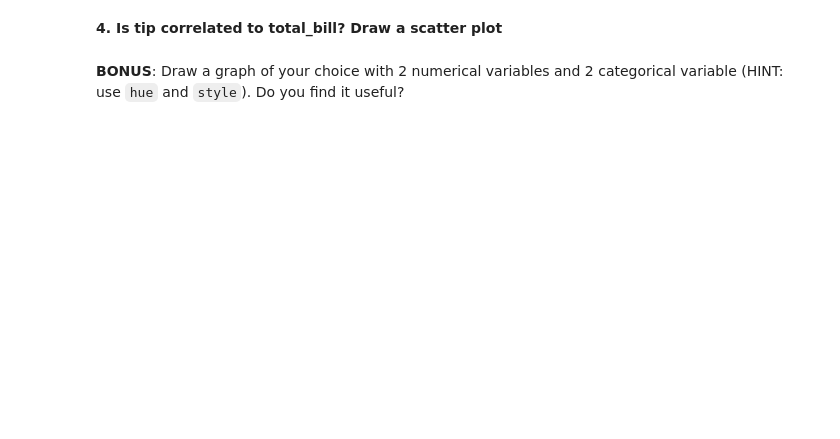
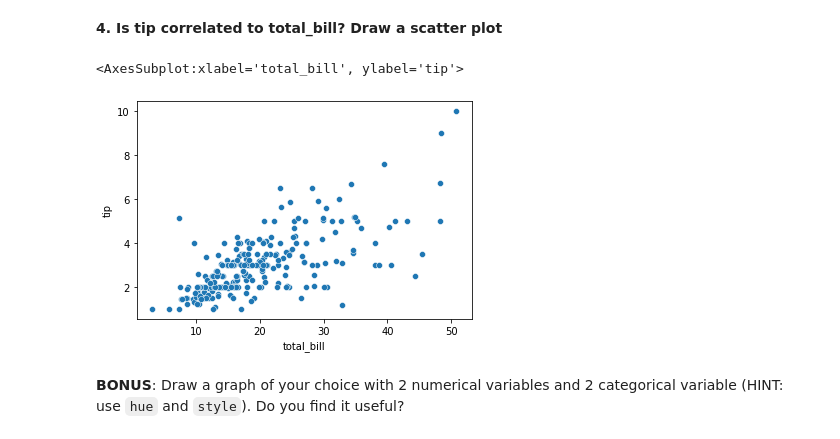
Before and after one commit to ironhack-datalabs/datamad1020-rev, a Jupyter notebook: module-1/lab-matplotlib-seaborn/your-code/challenge-1.ipynb, the cells around one changed output. Cells and saved outputs as stored; diff of their text form; code cells hidden in the pictures; blank space fills up the shorter version.

```diff
--- a/module-1/lab-matplotlib-seaborn/your-code/challenge-1.ipynb
+++ b/module-1/lab-matplotlib-seaborn/your-code/challenge-1.ipynb
@@ -23,4 +53,10 @@ Hello
 # %% [markdown]
 **4. Is tip correlated to total_bill? Draw a scatter plot**
+# %%
+sns.scatterplot(x = tips.total_bill, y = tips.tip)
+#It is correlated, but not as much with big bills.
+# %% [output]
+<AxesSubplot:xlabel='total_bill', ylabel='tip'>
+[figure, added]
 # %% [markdown]
 **BONUS**: Draw a graph of your choice with 2 numerical variables and 2 categorical variable (HINT: use `hue` and `style`). Do you find it useful?
```
Also changed, not shown: parts of 7 cells of this notebook, 1 other file.
